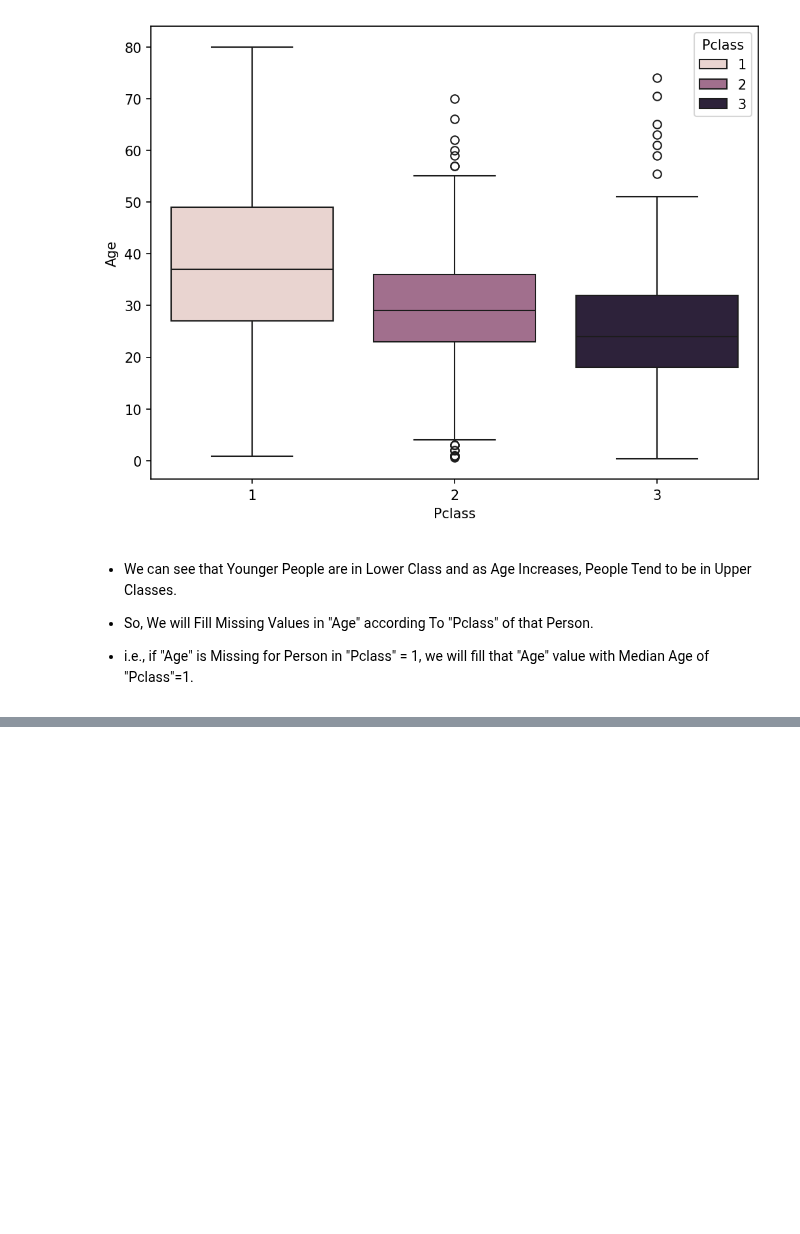
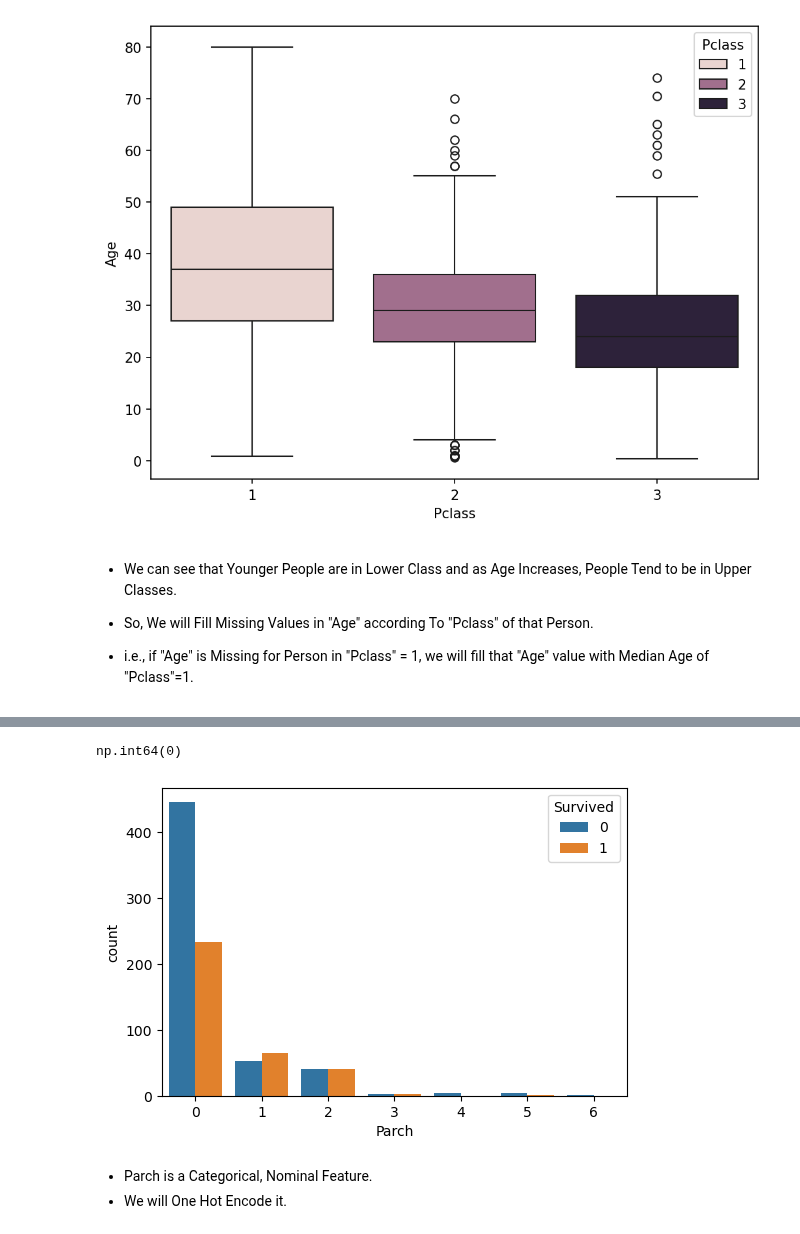
Before and after one commit to Shailya777/Learning-Logs, a Jupyter notebook: Machine_Learning/03_Logisitc_Regression/05_Practice_Project4(Titanic Data).ipynb, the cells around one changed output, grey strips where cells are left out. Drawn from its saved outputs; the diff is of its cells as text; code cells hidden in the pictures; blank space fills up the shorter version.

```diff
--- a/Machine_Learning/03_Logisitc_Regression/05_Practice_Project4(Titanic Data).ipynb
+++ b/Machine_Learning/03_Logisitc_Regression/05_Practice_Project4(Titanic Data).ipynb
@@ -450,0 +513,13 @@ class GroupImputer(BaseEstimator, TransformerMixin):
+# %%
+df['Parch'].isna().sum()
+# %% [output]
+np.int64(0)
+# %%
+plt.figure(figsize= (6,4))
+sns.countplot(data= df, x= 'Parch', hue= 'Survived')
+plt.show()
+# %% [output]
+[figure, added]
+# %% [markdown]
+- Parch is a Categorical, Nominal Feature.
+- We will One Hot Encode it.
```
Also changed, not shown: parts of 30 cells of this notebook.
